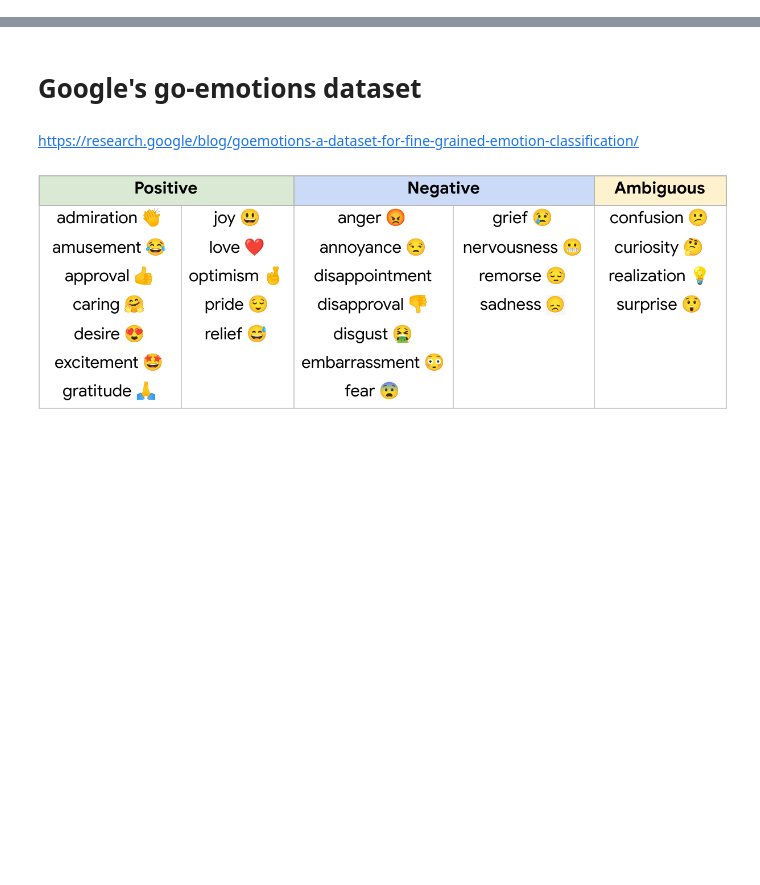
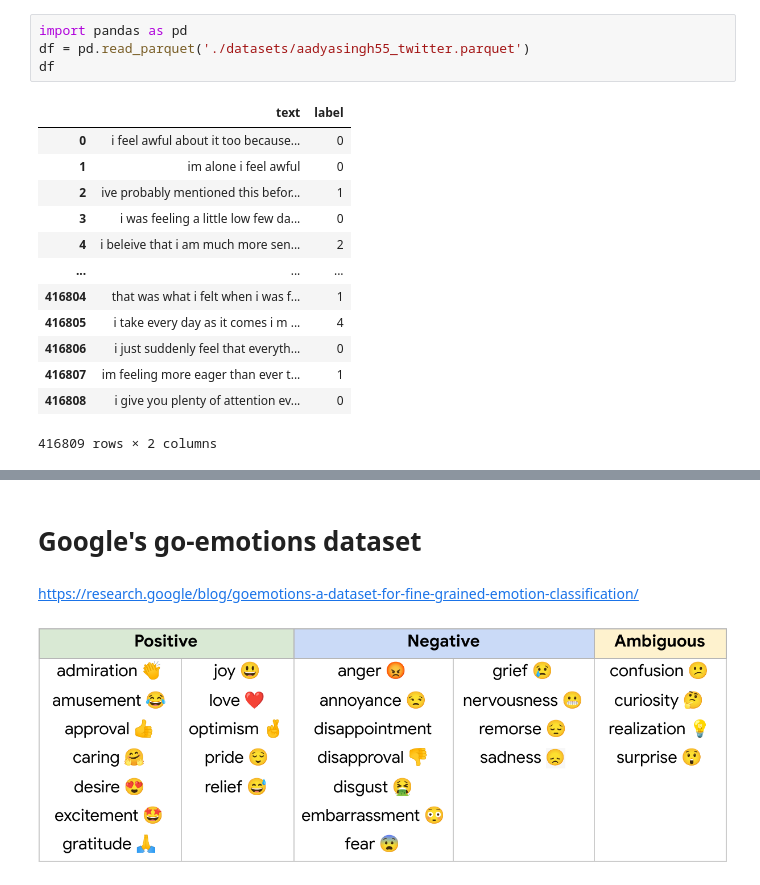
Before and after one commit to skcode0/saai, a Jupyter notebook: data_clean.ipynb, the cells around one changed output, grey strips where cells are left out. Saved outputs shown, nothing was run; the diff lists cells and outputs as text; blank space fills up the shorter version.

Commit message:
add more datasets

```diff
--- a/data_clean.ipynb
+++ b/data_clean.ipynb
@@ -0,0 +1,18 @@
+# %%
+import pandas as pd
+df = pd.read_parquet('./datasets/aadyasingh55_twitter.parquet')
+df
+# %% [output]
+|  | text | label |
+| 0 | i feel awful about it too because... | 0 |
+| 1 | im alone i feel awful | 0 |
+| 2 | ive probably mentioned this befor... | 1 |
+| 3 | i was feeling a little low few da... | 0 |
+| 4 | i beleive that i am much more sen... | 2 |
+| ... | ... | ... |
+| 416804 | that was what i felt when i was f... | 1 |
+| 416805 | i take every day as it comes i m ... | 4 |
+| 416806 | i just suddenly feel that everyth... | 0 |
+| 416807 | im feeling more eager than ever t... | 1 |
+| 416808 | i give you plenty of attention ev... | 0 |
+416809 rows × 2 columns
```
Also changed, not shown: parts of 1 cell of this notebook, 8 other files.
